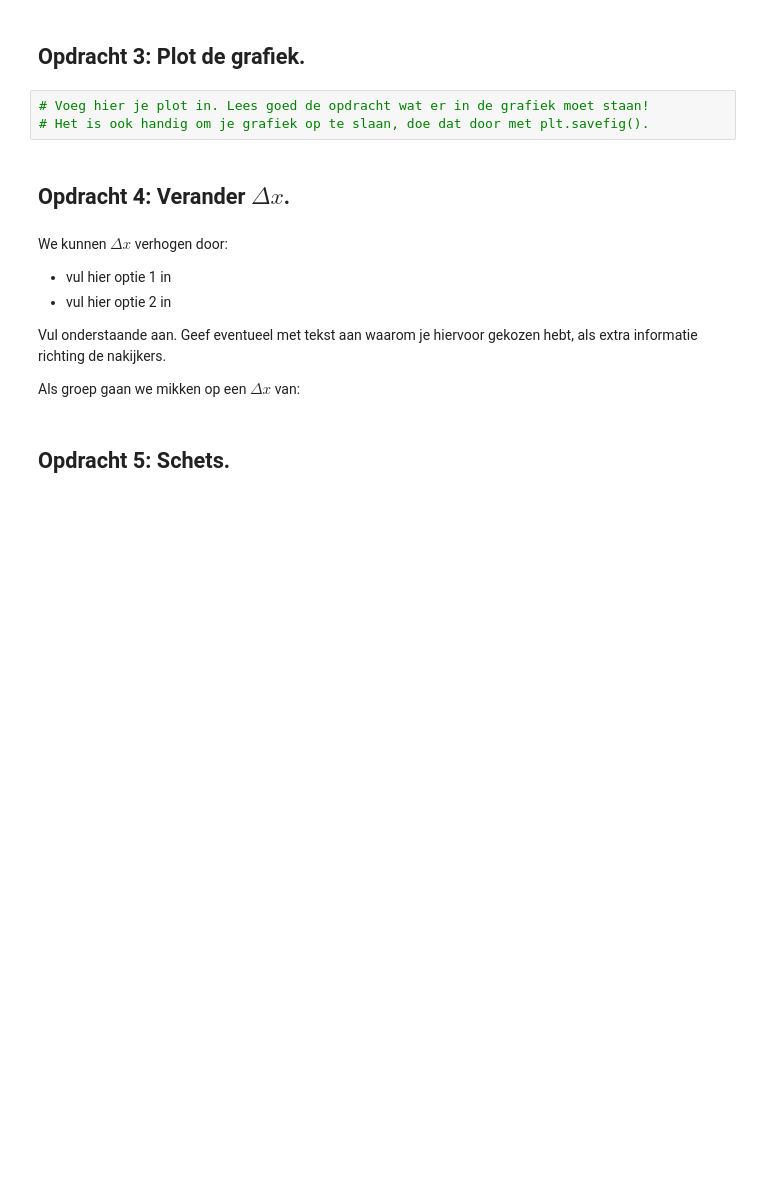
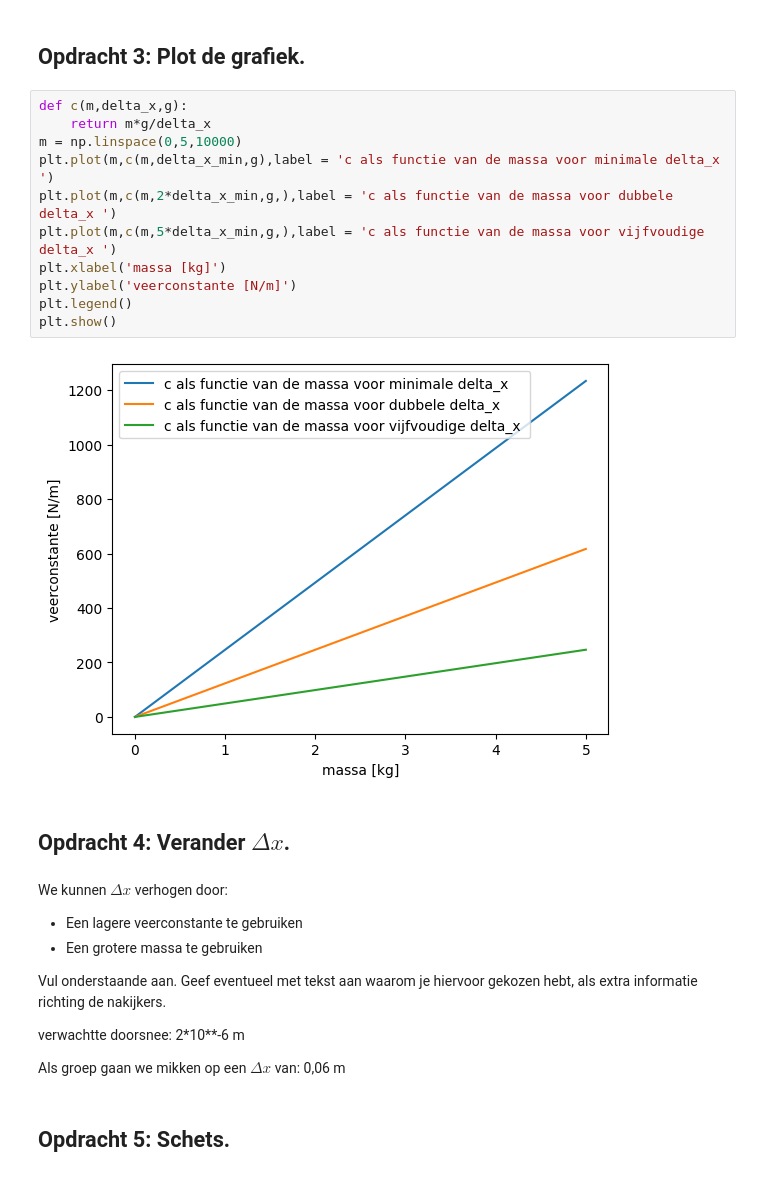
Before and after one commit to MatthiasGrablowitz/opdrachten-DEF-D, a Jupyter notebook: FysiekeOntwerpopdrachten/5MaakEenOpstellingTrillingsvrij/Ontwerpopdracht5MaakEenOpstellingTrillingsvrijInvulTemplate.ipynb, the cells around one changed output. Drawn from its saved outputs; the diff is of its cells as text; blank space fills up the shorter version.

```diff
--- a/FysiekeOntwerpopdrachten/5MaakEenOpstellingTrillingsvrij/Ontwerpopdracht5MaakEenOpstellingTrillingsvrijInvulTemplate.ipynb
+++ b/FysiekeOntwerpopdrachten/5MaakEenOpstellingTrillingsvrij/Ontwerpopdracht5MaakEenOpstellingTrillingsvrijInvulTemplate.ipynb
@@ -51,19 +71,32 @@ Vul onderstaande tabel in:
 # %% [markdown]
 ## Opdracht 3: Plot de grafiek.
 # %%
-# Voeg hier je plot in. Lees goed de opdracht wat er in de grafiek moet staan!
-# Het is ook handig om je grafiek op te slaan, doe dat door met plt.savefig().
+def c(m,delta_x,g):
+    return m*g/delta_x
+m = np.linspace(0,5,10000)
+plt.plot(m,c(m,delta_x_min,g),label = 'c als functie van de massa voor minimale delta_x ')
+plt.plot(m,c(m,2*delta_x_min,g,),label = 'c als functie van de massa voor dubbele delta_x ')
+plt.plot(m,c(m,5*delta_x_min,g,),label = 'c als functie van de massa voor vijfvoudige delta_x ')
+plt.xlabel('massa [kg]')
+plt.ylabel('veerconstante [N/m]')
+plt.legend()
+plt.show()
+# %% [output]
+[figure, added]
 # %% [markdown]
 ## Opdracht 4: Verander $\Delta x$.
 # %% [markdown]
 We kunnen $\Delta x$ verhogen door:
 
-- vul hier optie 1 in
-- vul hier optie 2 in
+- Een lagere veerconstante te gebruiken
+- Een grotere massa te gebruiken
 
 Vul onderstaande aan. Geef eventueel met tekst aan waarom je hiervoor gekozen hebt, als extra informatie richting de nakijkers.
 
-Als groep gaan we mikken op een $\Delta x$ van:
+verwachtte doorsnee:
+ 2*10**-6 m
+
+Als groep gaan we mikken op een $\Delta x$ van: 0,06 m
 # %% [markdown]
 ## Opdracht 5: Schets.
 # %% [markdown]
```
Also changed, not shown: parts of 11 cells of this notebook, 1 other file.
